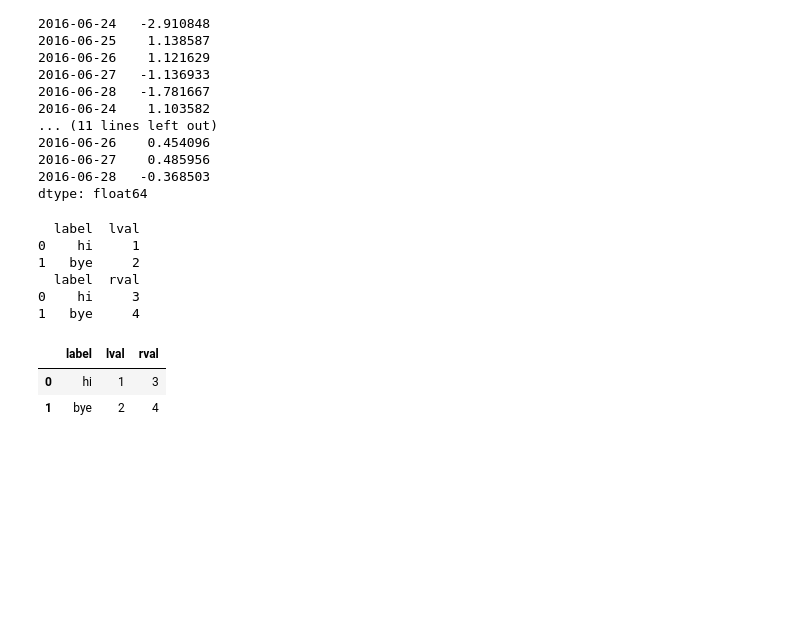
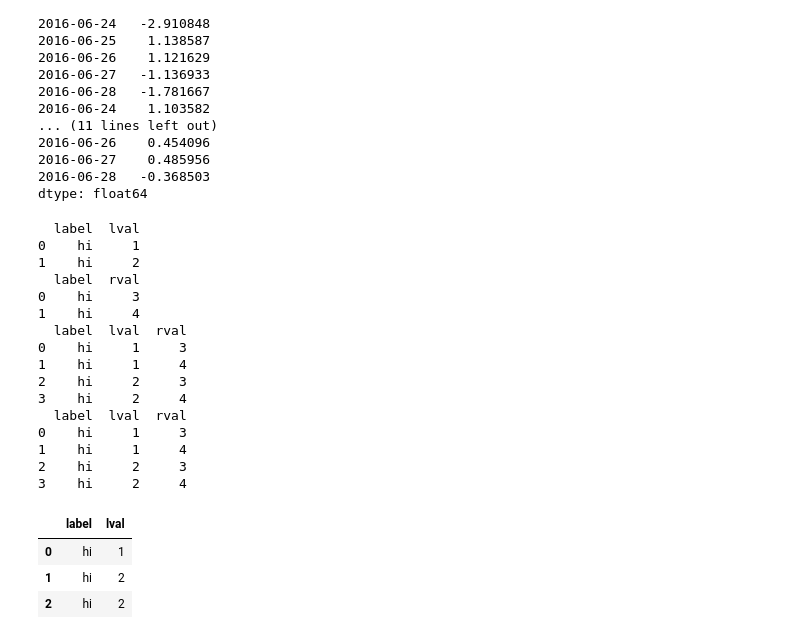
Before and after one commit to hyunhw/Practice-and-notes, a Jupyter notebook: Pandas_10min_tutorial.ipynb, the cells around one changed output. Saved outputs shown, nothing was run; the diff lists cells and outputs as text; code cells hidden in the pictures; blank space fills up the shorter version.

```diff
--- a/Pandas_10min_tutorial.ipynb
+++ b/Pandas_10min_tutorial.ipynb
@@ -296,20 +299,34 @@ print pd.concat(pieces)
 2016-06-28   -0.368503
 dtype: float64
 # %%
-left = pd.DataFrame( {'label': ['hi','bye'], 'lval':[1,2]})
-right = pd.DataFrame( {'label': ['hi','bye'], 'rval':[3,4]})
+left = pd.DataFrame( {'label': ['hi','hi'], 'lval':[1,2]})
+right = pd.DataFrame( {'label': ['hi','hi'], 'rval':[3,4]})
 
 print left
 print right
 
-pd.merge(left,right)
+print pd.merge(left,right)
+print pd.merge(left,right, on='label')
+
+left.append(left.iloc[1],ignore_index=True)
 # %% [output]
   label  lval
 0    hi     1
-1   bye     2
+1    hi     2
   label  rval
 0    hi     3
-1   bye     4
+1    hi     4
+  label  lval  rval
+0    hi     1     3
+1    hi     1     4
+2    hi     2     3
+3    hi     2     4
+  label  lval  rval
+0    hi     1     3
+1    hi     1     4
+2    hi     2     3
+3    hi     2     4
-|  | label | lval | rval |
-| 0 | hi | 1 | 3 |
-| 1 | bye | 2 | 4 |
+|  | label | lval |
+| 0 | hi | 1 |
+| 1 | hi | 2 |
+| 2 | hi | 2 |
```
Also changed, not shown: parts of 9 cells of this notebook.
